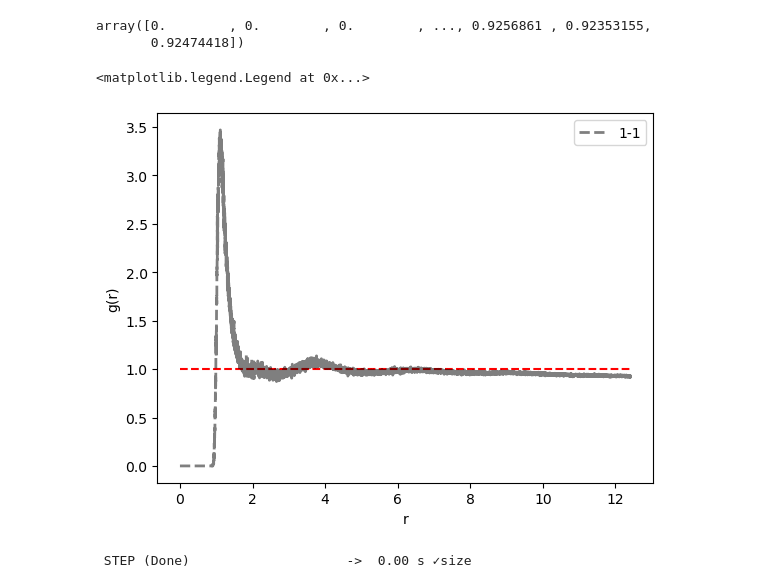
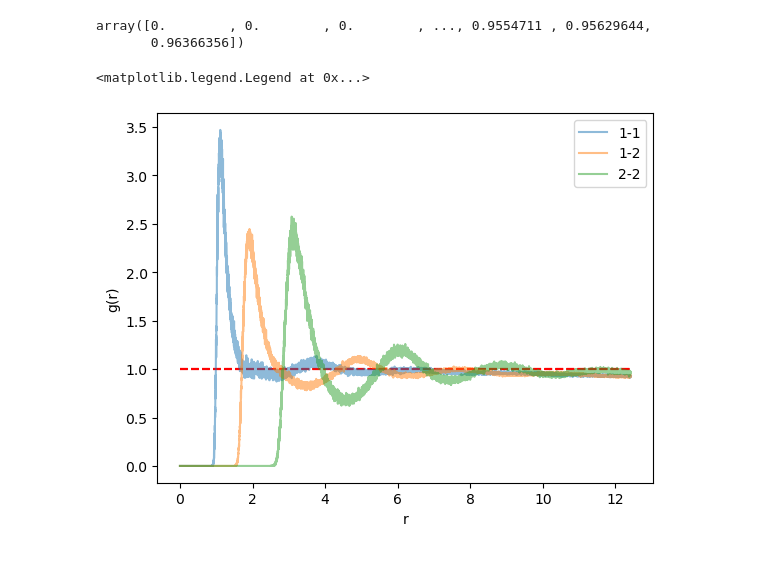
Before and after one commit to minu928/MDbrew, a Jupyter notebook: benchmark/rdf.ipynb, the cells around one changed output. Drawn from its saved outputs; the diff is of its cells as text; code cells hidden in the pictures.

```diff
--- a/benchmark/rdf.ipynb
+++ b/benchmark/rdf.ipynb
@@ -20,13 +20,13 @@ Hello
  [-12.425478230169531, 12.425478230169531],
  [-12.425478230169531, 12.425478230169531]]
 # %%
-from test_MDbrew.RDF2 import RDF
+from test_MDbrew.RDF import RDF
 rdf_11 = RDF(pos1, pos1, ss)
 rdf_12 = RDF(pos1, pos, ss)
 rdf_22 = RDF(pos, pos, ss)
 rdf_11.get_rdf(resolution=10000)
-# rdf_12.get_rdf(resolution=10000)
-# rdf_22.get_rdf(resolution=10000)
+rdf_12.get_rdf(resolution=10000)
+rdf_22.get_rdf(resolution=10000)
 # %% [output]
-array([0.        , 0.        , 0.        , ..., 0.9256861 , 0.92353155,
-       0.92474418])
+array([0.        , 0.        , 0.        , ..., 0.9554711 , 0.95629644,
+       0.96366356])
@@ -35,19 +33,10 @@ cn = rdf_11.get_CN()
 # %%
 import numpy as np
 import matplotlib.pyplot as plt
-rdf_11.plot_g_r('k--',label = '1-1', alpha=0.5, linewidth=2)
-# rdf_12.plot_g_r(label = '1-2', alpha=1.0)
-# rdf_22.plot_g_r(label = '2-2', alpha=1.0)
+rdf_11.plot_g_r(label = '1-1', alpha=0.5)
+rdf_12.plot_g_r(label = '1-2', alpha=0.5)
+rdf_22.plot_g_r(label = '2-2', alpha=0.5)
 plt.legend()
 # %% [output]
 <matplotlib.legend.Legend at 0x...>
-[figure, old version]
+[figure, new version]
-# %%
-x = pos[0]
-len(x)
-system_size = np.array(data.get_system_size())[:, 1]
-resolution = 500
-dr = np.min(system_size) / resolution
-hist_data = np.zeros(resolution)
-# %% [output]
- STEP (Done)                    ->  0.00 s ✓size
```
Also changed, not shown: parts of 7 cells of this notebook, 20 other files.
